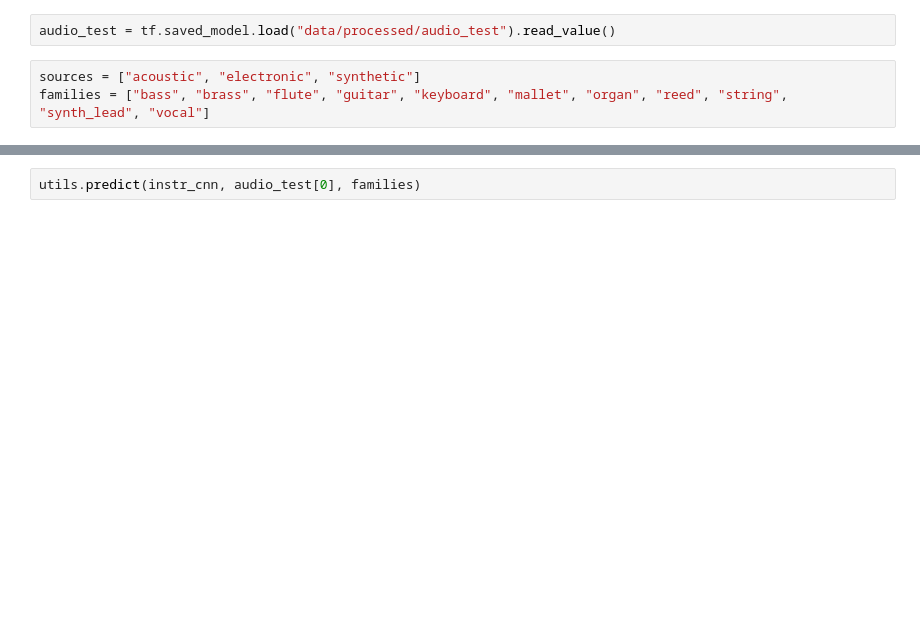
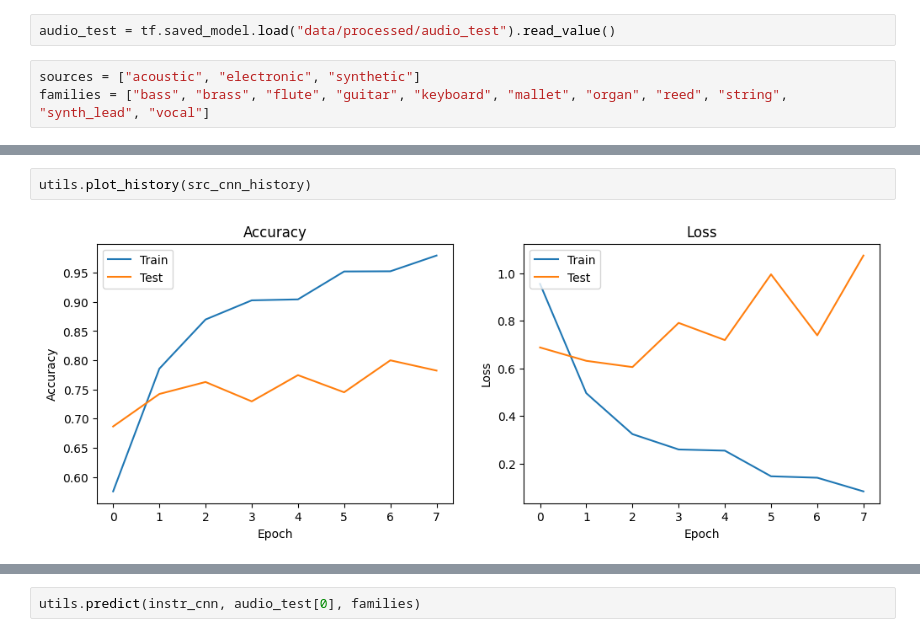
Before and after one commit to bucket420/AudioClassification, a Jupyter notebook: results.ipynb, the cells around one changed output, grey strips where cells are left out. Drawn from its saved outputs; the diff is of its cells as text; blank space fills up the shorter version.

```diff
--- a/results.ipynb
+++ b/results.ipynb
@@ -19,0 +32,4 @@ instr_cnn = tf.keras.models.load_model("models/instr_cnn")
+# %%
+utils.plot_history(src_cnn_history)
+# %% [output]
+[figure, added]
```
Also changed, not shown: parts of 9 cells of this notebook, 3 other files.
